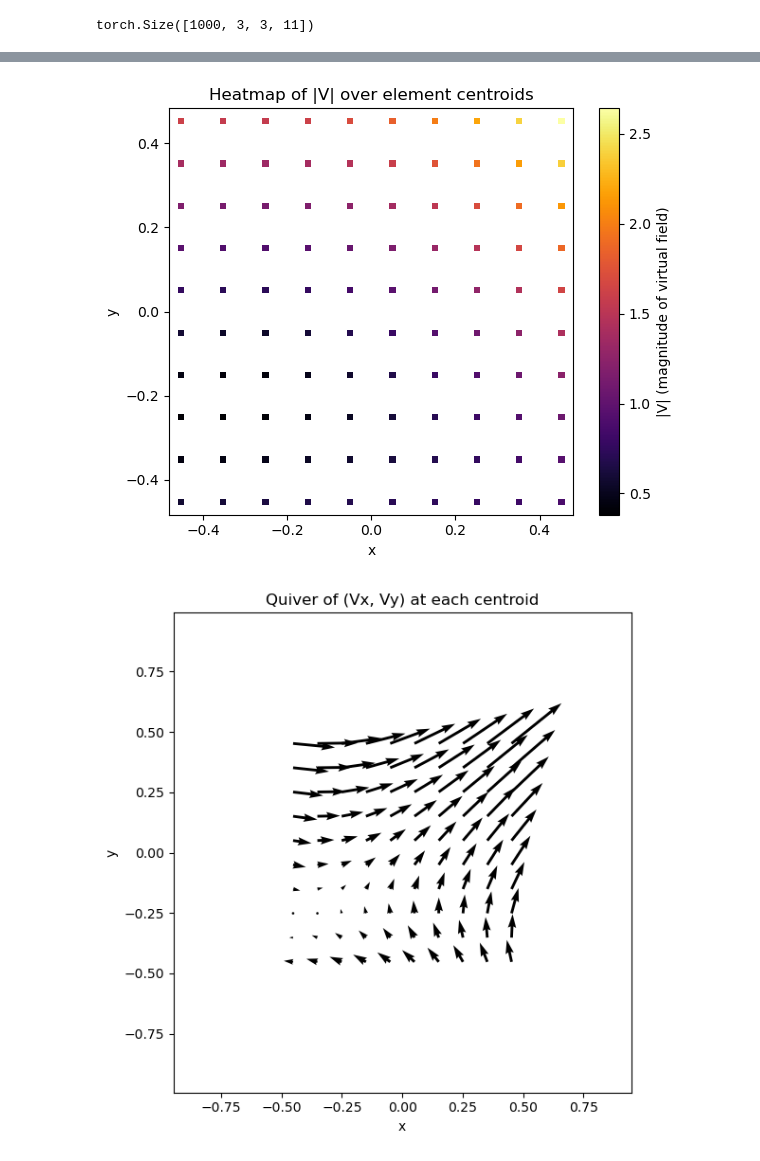
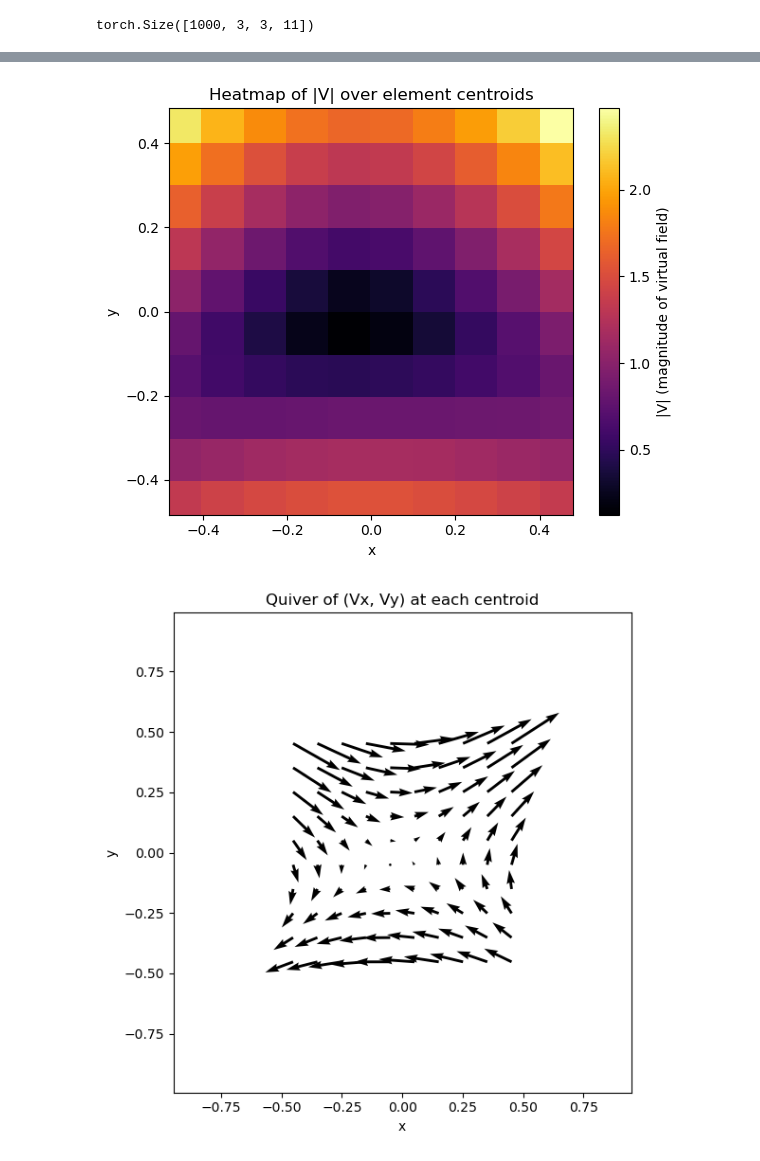
Before and after one commit to grodrguez3/EUCLID-hyperelasticity-NN, a Jupyter notebook: my_drivers/Taylor_expansions.ipynb, the cells around one changed output, grey strips where cells are left out. Drawn from its saved outputs; the diff is of its cells as text; code cells hidden in the pictures.

```diff
--- a/my_drivers/Taylor_expansions.ipynb
+++ b/my_drivers/Taylor_expansions.ipynb
@@ -452,7 +452,7 @@ stress_tensor_3d.shape
 # %% [output]
 torch.Size([1000, 3, 3, 11])
 # %%
-epoch=500
+epoch=1000
 # Adam with a learning rate:
 optimizer = torch.optim.Adam(model.parameters(), lr=1e-3)
 #Number of states:
@@ -531,36 +532,38 @@ import matplotlib.pyplot as plt
 
 # 1) Convert to NumPy (if they’re still PyTorch tensors)
 centroids_np = centroids_tensor[pressure_element_IDs_final,:,10].detach().cpu().numpy()  # (Nelements, 3)
 VF_np        = VF[pressure_element_IDs_final,:].detach().cpu().numpy()         # (Nelements, 3)
 
 # 2) Extract x, y, and compute magnitude
 x = centroids_np[:, 0]      # (Nelements,)
 y = centroids_np[:, 1]      # (Nelements,)
 
 # magnitude of the 3‐D virtual field vector at each centroid:
 mag = np.sqrt((VF_np**2).sum(axis=1))  # (Nelements,)
 
 # 3) Make a scatter “heatmap” on the xy‐plane, colored by |V|
 plt.figure(figsize=(6,5))
 sc = plt.scatter(
     x,
     y,
     c=mag,
     cmap="inferno",     # you can choose "viridis", "plasma", etc.
-    s=20,               # marker size: tweak if too big/small
+    s=1000,               # marker size: tweak if too big/small
     marker="s",         # square markers often look more heatmap‐like
     edgecolors="none"
 )
 plt.colorbar(sc, label="|V| (magnitude of virtual field)")
 plt.xlabel("x")
 plt.ylabel("y")
 plt.title("Heatmap of |V| over element centroids")
 plt.axis("equal")       # ensures x- and y-scales match
 plt.tight_layout()
 plt.show()
 # %% [output]
-[figure, old version]
+[figure, new version]
 # %%
+centroids_np = centroids_tensor[pressure_element_IDs_final,:,10].detach().cpu().numpy()  # (Nelements, 3)
+VF_np        = VF[pressure_element_IDs_final,:].detach().cpu().numpy()         # (Nelements, 3)
 x = centroids_np[:, 0]   # (Nelements,)
 y = centroids_np[:, 1]   # (Nelements,)
 u = VF_np[:, 0]          # Vx at each centroid
@@ -580,4 +583,4 @@ plt.title("Quiver of (Vx, Vy) at each centroid")
 plt.tight_layout()
 plt.show()
 # %% [output]
-[figure, old version]
+[figure, new version]
```
Also changed, not shown: parts of 1 cell of this notebook.
